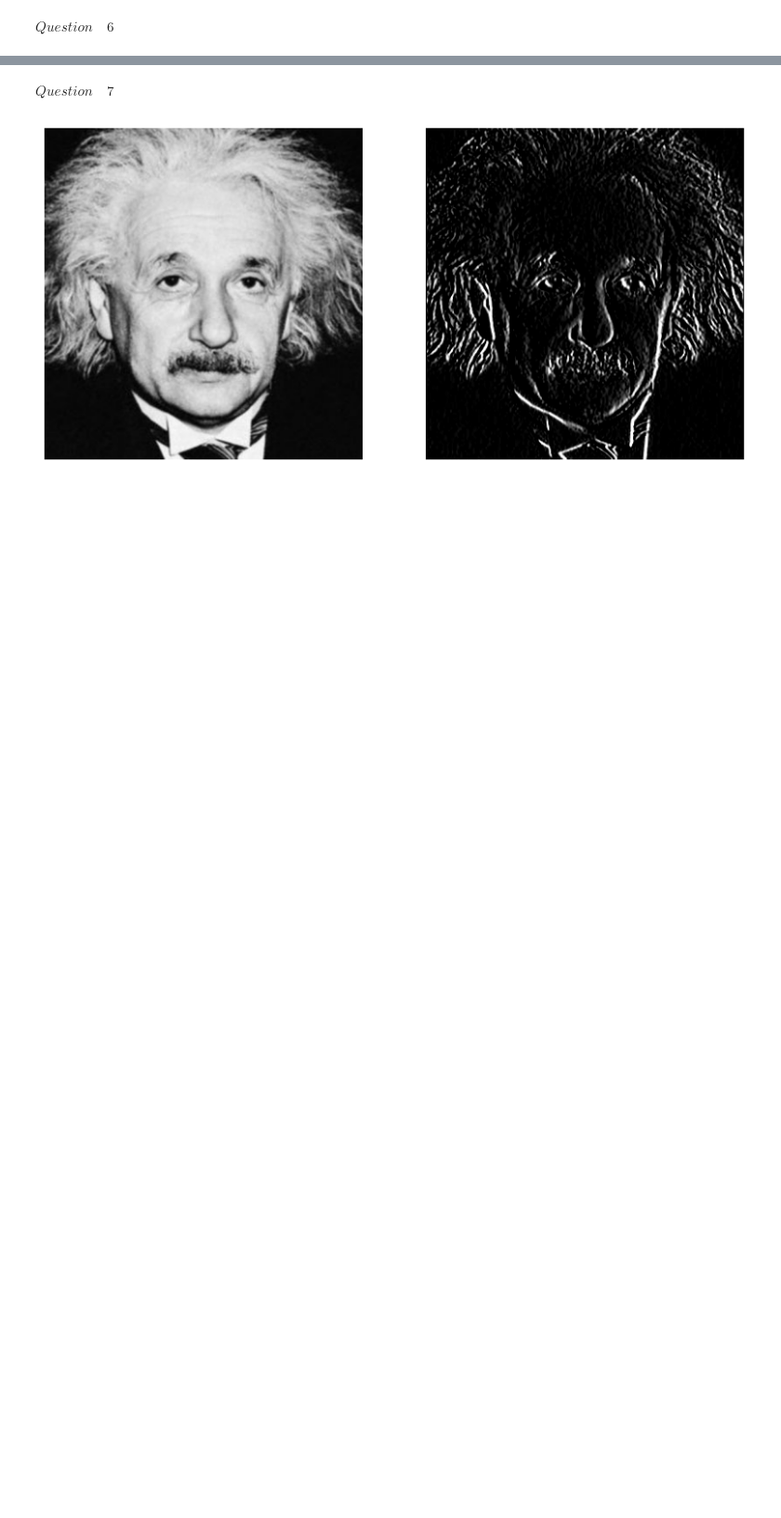
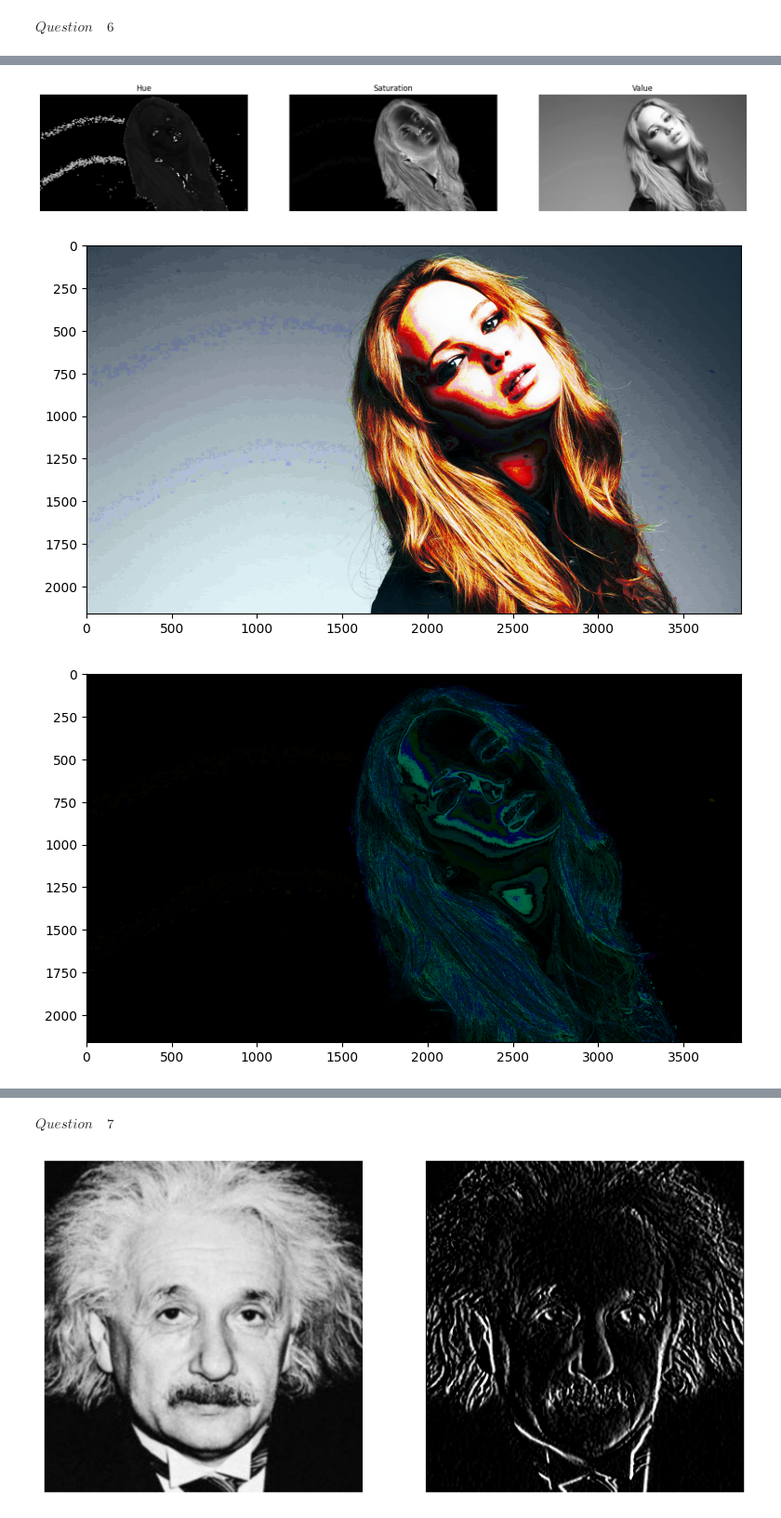
Before and after one commit to TishanSathruwan/ImageProcessing_MachineVision, a Jupyter notebook: Assignments/Assignment_1/Assignment_01.ipynb, the cells around one changed output, grey strips where cells are left out. Shown at 93% size. Saved outputs shown, nothing was run; the diff lists cells and outputs as text; code cells hidden in the pictures; blank space fills up the shorter version.

```diff
--- a/Assignments/Assignment_1/Assignment_01.ipynb
+++ b/Assignments/Assignment_1/Assignment_01.ipynb
@@ -340,0 +298,77 @@ plt.show()
+# %%
+img_6 = cv.imread('jeniffer.jpg', cv.IMREAD_COLOR)
+
+hue_6,saturation_6,value_6 = cv.split(cv.cvtColor(img_6, cv.COLOR_BGR2HSV))
+
+#diplay above three planes in gray scale
+plt.figure(figsize=(20, 10))
+plt.subplot(1, 3, 1)
+plt.imshow(hue_6, cmap='gray')
+plt.axis('off')
+plt.title('Hue')
+plt.subplot(1, 3, 2)
+plt.imshow(saturation_6, cmap='gray')
+plt.title('Saturation')
+plt.axis('off')
+plt.subplot(1, 3, 3)
+plt.imshow(value_6, cmap='gray')
+plt.title('Value')
+plt.axis('off')
+plt.show()
+
+#extracting foregroud mask
+mask = value_6
+
+foreground_B = cv.bitwise_and(img_6[:,:,0],mask)
+foreground_G = cv.bitwise_and(img_6[:,:,1],mask)
+foreground_R = cv.bitwise_and(img_6[:,:,2],mask)
+img_6_foreground = cv.merge([foreground_B, foreground_G, foreground_R])
+
+img_6_foreground = cv.cvtColor(img_6_foreground, cv.COLOR_BGR2RGB)
+img_6_foreground_histEq = img_6_foreground.copy()
+
+# #plot images
+# plt.figure(figsize=(20, 10))
+# plt.subplot(1, 2, 1)
+# plt.imshow(img_6_foreground)
+
+#histogram equalization
+img_6_foreground_histEq[:,:,0] = hist_eq(img_6_foreground[:,:,0])
+img_6_foreground_histEq[:,:,1] = hist_eq(img_6_foreground[:,:,1])
+img_6_foreground_histEq[:,:,2] = hist_eq(img_6_foreground[:,:,2])
+
+#plot image
+plt.figure(figsize=(20, 10))
+plt.subplot(1, 2, 1)
+plt.imshow(img_6_foreground_histEq)
+plt.show()
+
+
+#extract background mask
+back_mask = cv.bitwise_not(mask)
+
+background_B = cv.bitwise_and(img_6[:,:,0],back_mask)
+background_G = cv.bitwise_and(img_6[:,:,1],back_mask)
+background_R = cv.bitwise_and(img_6[:,:,2],back_mask)
+img_6_background = cv.merge([background_B, background_G, background_R])
+
+img_6_background = cv.cvtColor(img_6_background, cv.COLOR_BGR2RGB)
+
+#plot background
+plt.figure(figsize=(20, 10))
+plt.subplot(1, 2, 1)
+plt.imshow(img_6_background)
+plt.show()
+
+#add backgorind and foreground
+img_6_final = cv.add(img_6_foreground_histEq, img_6_background)
+
+#plot final image
+plt.figure(figsize=(20, 10))
+plt.subplot(1, 2, 1)
+plt.imshow(img_6_final)
+plt.show()
+# %% [output]
+[figure, added]
+[figure, added]
+[figure, added]
```
Also changed, not shown: parts of 8 cells of this notebook.
